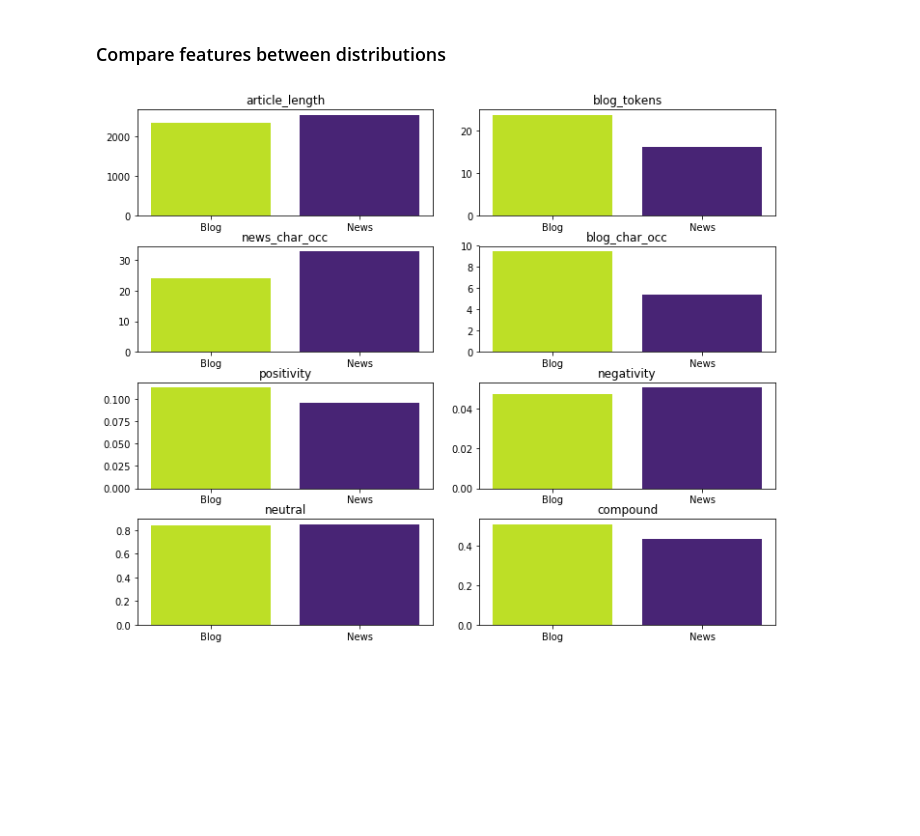
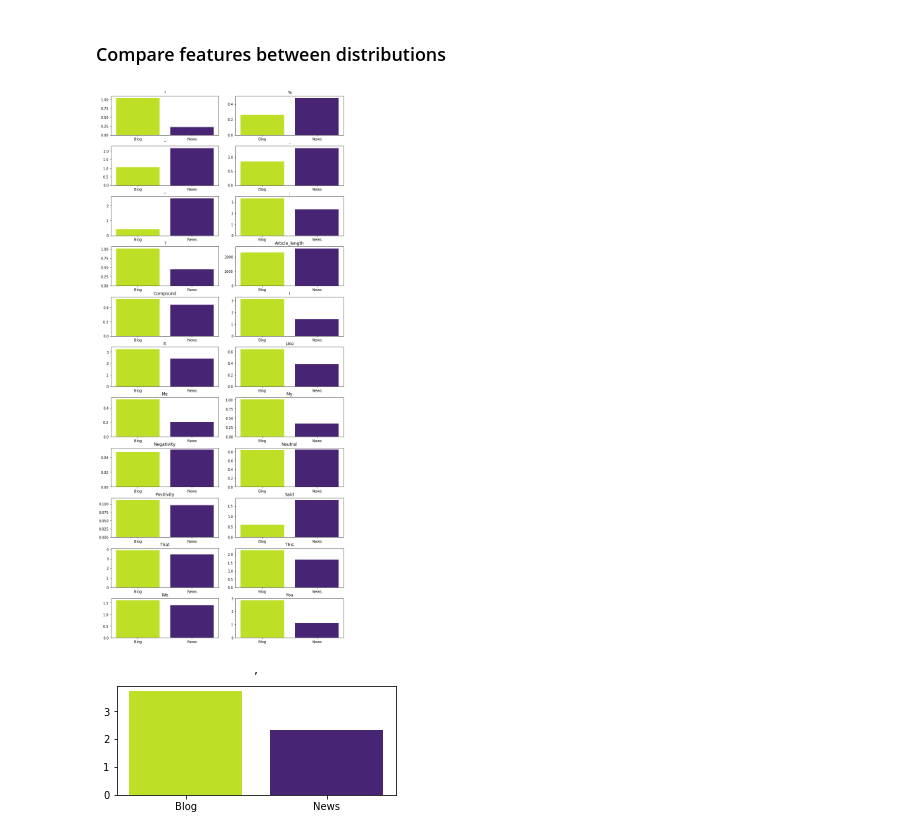
Before and after one commit to eriklindernoren/PFTA-Final-Assignment, a Jupyter notebook: visualize_data.ipynb, the cells around one changed output. Cells and saved outputs as stored; diff of their text form; code cells hidden in the pictures; blank space fills up the shorter version.

```diff
--- a/visualize_data.ipynb
+++ b/visualize_data.ipynb
@@ -21,6 +21,8 @@ dataset = pd.read_pickle("data/dataset")
 # %% [markdown]
 ### Display correlation matrix
 # %%
+blog_i = list(dataset.columns).index("blog")
+
 # Normalize the data
 dataset_norm = (dataset - dataset.mean()) / (dataset.max() - dataset.min())
 
@@ -36,7 +38,7 @@ plt.show()
 plt.close()
 
 # Extract the media type feature correlations
-target_corr = correlation_matrix[:, -1]
+target_corr = correlation_matrix[:, blog_i]
 
 # Show feature table with correlations to 'Blog' articles
 table_data = [["Num.", "Feature", "Blog Correlation"]]
@@ -78,39 +80,40 @@ print ("")
 ### Compare features between distributions
 # %%
 
-news_articles = dataset[dataset['blog'] == 0].iloc[:, :-1].mean()
-blog_articles = dataset[dataset['blog'] == 1].iloc[:, :-1].mean()
+feature_names = [col for col in dataset.columns if col != "blog"]
 
-feature_names = dataset.columns[:-1]
+news_articles = dataset[dataset['blog'] == 0][feature_names].mean()
+blog_articles = dataset[dataset['blog'] == 1][feature_names].mean()
 
 mean_values = []
 for feature_name in feature_names:
     mean_values.append((news_articles[feature_name], blog_articles[feature_name]))
 
 colors = [cmap(0.1), cmap(0.9)]
 
 # Plot grid
 
 n_cols = 2
 n_rows = int(len(feature_names)/n_cols)
 
-fw, fh = 10, 8
+fw, fh = 10, n_rows*2
 fig, axes = plt.subplots(n_rows, n_cols, figsize=(fw, fh))
 fig.tight_layout()
 for i in range(n_cols*n_rows):
     subplot = plt.subplot(n_rows, n_cols, i+1)
-    subplot.set_title(feature_names[i])
+    subplot.set_title(feature_names[i].capitalize())
     subplot.bar(("News", "Blog"), mean_values[i], color=colors)
 plt.show()
 plt.close()
 
 # If there is a remaining feature => Plot it
 if n_cols*n_rows < len(feature_names):
     # Plot the rest
-    fig = plt.figure(figsize=(fw, int(fh/n_rows)))
-    plt.title(feature_names[i+1])
+    fig = plt.figure(figsize=(int(fw/n_cols), int(fh/n_rows)))
+    plt.title(feature_names[i+1].capitalize())
     plt.bar(("News", "Blog"), mean_values[i+1], color=colors)
     plt.show()
     plt.close()
 # %% [output]
-[figure, old version]
+[figure, new version]
+[figure, added]
```
Also changed, not shown: parts of 1 cell of this notebook, 7 other files.
